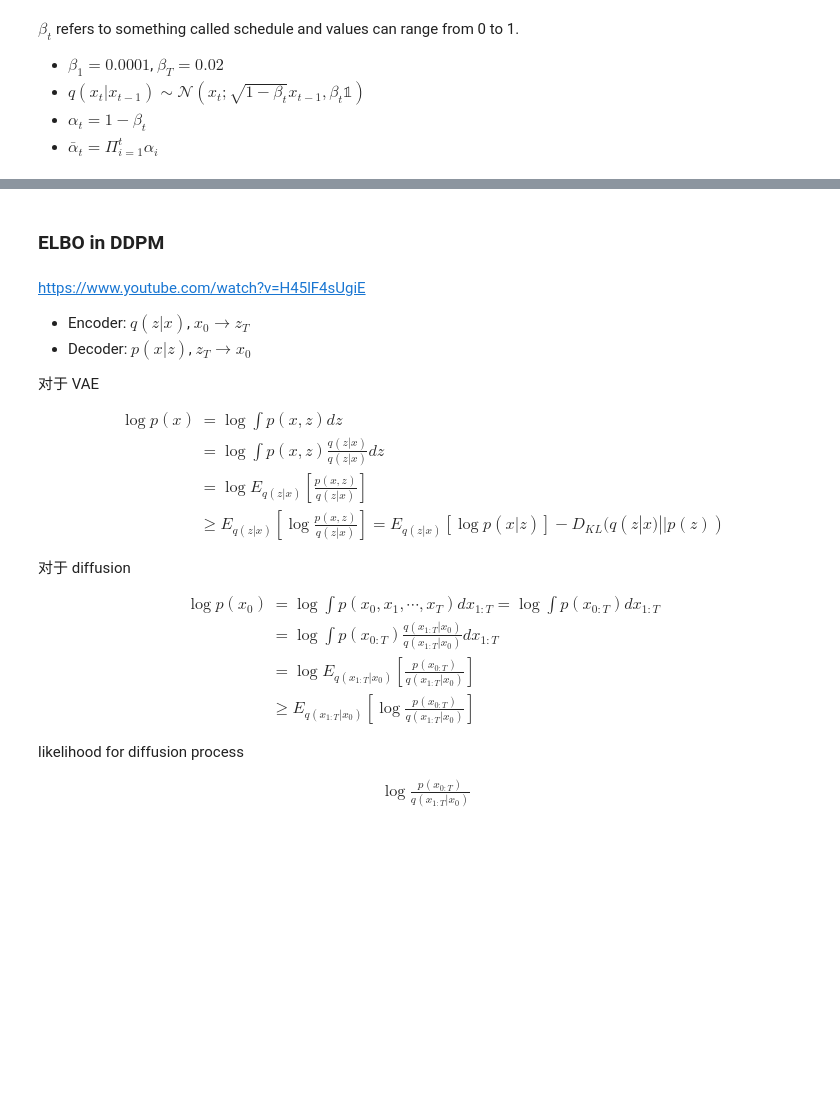
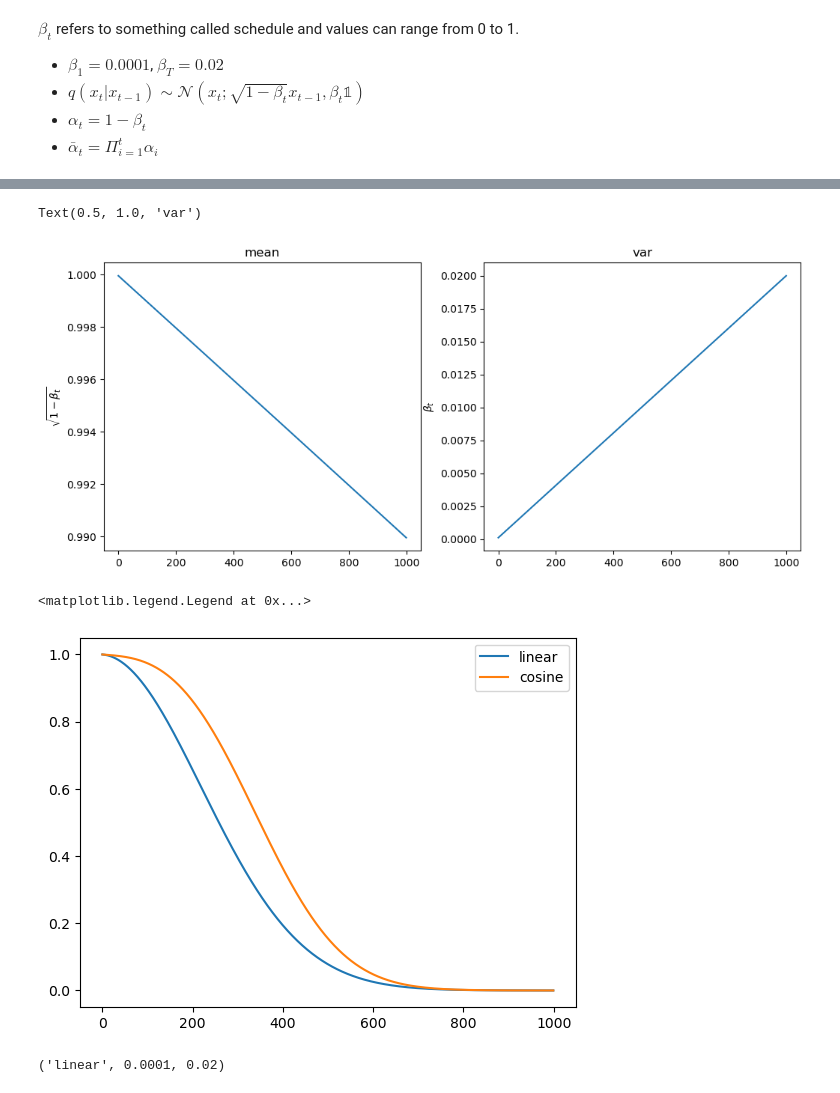
Before and after one commit to chunhuizhang/diffusion_models_tutorials, a Jupyter notebook: tutorials/diffusion_formula.ipynb, the cells around one changed output, grey strips where cells are left out. Saved outputs shown, nothing was run; the diff lists cells and outputs as text; code cells hidden in the pictures; blank space fills up the shorter version.

```diff
--- a/tutorials/diffusion_formula.ipynb
+++ b/tutorials/diffusion_formula.ipynb
@@ -143,38 +108,20 @@ plt.legend(['linear', 'cosine'])
-# %% [markdown]
-### ELBO in DDPM
-# %% [markdown]
-
-https://www.youtube.com/watch?v=H45lF4sUgiE
-
-- Encoder: $q(z|x)$, $x_0\rightarrow z_T$
-- Decoder: $p(x|z)$, $z_T\rightarrow x_0$
-
-对于 VAE
-
-$$
-\begin{split}
-\log p(x)&=\log \int p(x,z)dz\\
-&=\log\int p(x,z)\frac{q(z|x)}{q(z|x)}dz\\
-&=\log E_{q(z|x)}\left[\frac{p(x,z)}{q(z|x)}\right]\\
-&\geq E_{q(z|x)}\left[\log \frac{p(x,z)}{q(z|x)}\right]=E_{q(z|x)}[\log p(x|z)]-D_{KL}(q(z|x)||p(z))
-\end{split}
-$$
-
-对于 diffusion
-
-$$
-\begin{split}
-\log p(x_0)&=\log \int p(x_0,x_1,\cdots,x_T)dx_{1:T}=\log \int p(x_{0:T})dx_{1:T}\\
-&=\log \int p(x_{0:T})\frac{q(x_{1:T}|x_0)}{q(x_{1:T}|x_0)}dx_{1:T}\\
-&=\log E_{q({x_{1:T}|x_0})}\left[\frac{p(x_{0:T})}{q({x_{1:T}|x_0})}\right]\\
-&\geq E_{q({x_{1:T}|x_0})}\left[\log\frac{p(x_{0:T})}{q({x_{1:T}|x_0})}\right]
-\end{split}
-$$
-
-likelihood for diffusion process
-
-$$
-\begin{split}
-\log\frac{p(x_{0:T})}{q(x_{1:T}|x_0)}
-\end{split}
-$$
+# %%
+beta_1 = 0.0001
+beta_T = 0.02
+T = 1000
+ts = np.linspace(0, T, T, endpoint=False)
+
+plt.figure(figsize=(12, 5))
+beta_ts = np.linspace(beta_1, beta_T, T)
+plt.subplot(1, 2, 1)
+plt.plot(np.sqrt(1- beta_ts))
+plt.ylabel(r'$\sqrt{1-\beta_t}$')
+plt.title('mean')
+
+plt.subplot(1, 2, 2)
+plt.plot(beta_ts)
+plt.ylabel(r'$\beta_t$')
+plt.title('var')
+# %% [output]
+Text(0.5, 1.0, 'var')
+[figure, added]
@@ -180,0 +142,7 @@ $$
+# %%
+plt.plot(alpha_ln_cumprob)
+plt.plot(alpha_cos_cumprob)
+plt.legend(['linear', 'cosine'])
+# %% [output]
+<matplotlib.legend.Legend at 0x...>
+[figure, added]
@@ -180,0 +153,4 @@ $$
+# %%
+noise_scheduler.config.beta_schedule, noise_scheduler.config.beta_start, noise_scheduler.config.beta_end
+# %% [output]
+('linear', 0.0001, 0.02)
```
Also changed, not shown: parts of 12 cells of this notebook, 1 other file.
